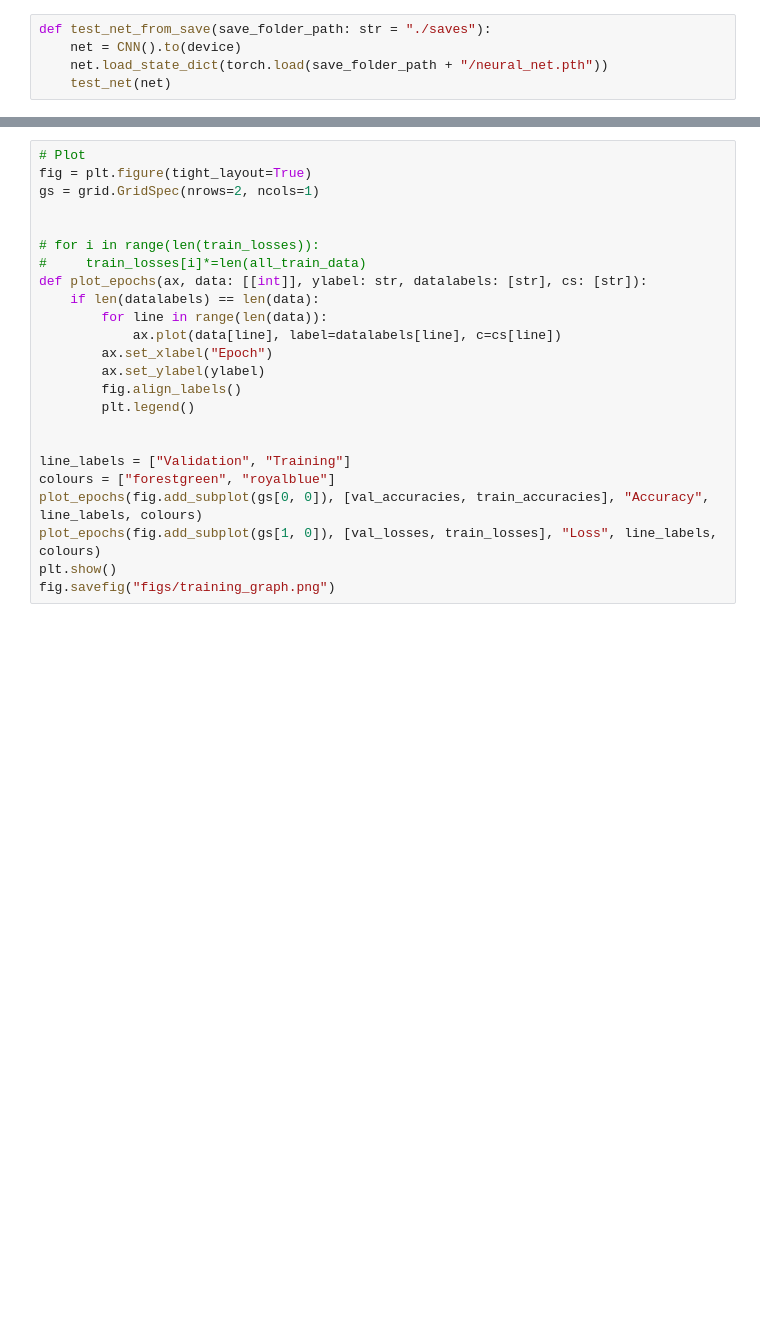
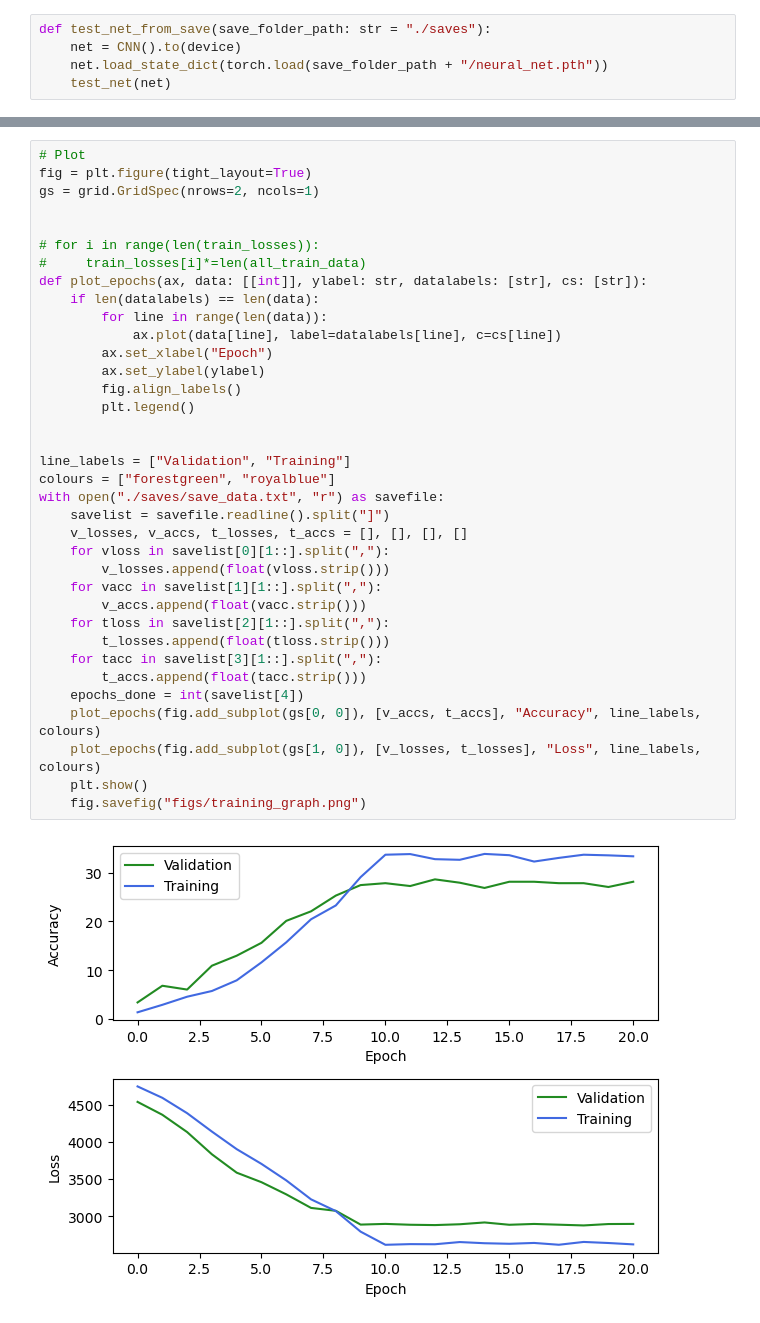
Before and after one commit to INT2-group18/Network, a Jupyter notebook: INT2-NeuralNetwork.ipynb, the cells around one changed output, grey strips where cells are left out. Cells and saved outputs as stored; diff of their text form; blank space fills up the shorter version.

Commit message:
Updated plot func to use saved file data

```diff
--- a/INT2-NeuralNetwork.ipynb
+++ b/INT2-NeuralNetwork.ipynb
@@ -348,24 +375,38 @@ test_net(net=cnn)
 # %%
 # Plot
 fig = plt.figure(tight_layout=True)
 gs = grid.GridSpec(nrows=2, ncols=1)
 
 
 # for i in range(len(train_losses)):
 #     train_losses[i]*=len(all_train_data)
 def plot_epochs(ax, data: [[int]], ylabel: str, datalabels: [str], cs: [str]):
     if len(datalabels) == len(data):
         for line in range(len(data)):
             ax.plot(data[line], label=datalabels[line], c=cs[line])
         ax.set_xlabel("Epoch")
         ax.set_ylabel(ylabel)
         fig.align_labels()
         plt.legend()
 
 
 line_labels = ["Validation", "Training"]
 colours = ["forestgreen", "royalblue"]
-plot_epochs(fig.add_subplot(gs[0, 0]), [val_accuracies, train_accuracies], "Accuracy", line_labels, colours)
-plot_epochs(fig.add_subplot(gs[1, 0]), [val_losses, train_losses], "Loss", line_labels, colours)
-plt.show()
-fig.savefig("figs/training_graph.png")
+with open("./saves/save_data.txt", "r") as savefile:
+    savelist = savefile.readline().split("]")
+    v_losses, v_accs, t_losses, t_accs = [], [], [], []
+    for vloss in savelist[0][1::].split(","):
+        v_losses.append(float(vloss.strip()))
+    for vacc in savelist[1][1::].split(","):
+        v_accs.append(float(vacc.strip()))
+    for tloss in savelist[2][1::].split(","):
+        t_losses.append(float(tloss.strip()))
+    for tacc in savelist[3][1::].split(","):
+        t_accs.append(float(tacc.strip()))
+    epochs_done = int(savelist[4])
+    plot_epochs(fig.add_subplot(gs[0, 0]), [v_accs, t_accs], "Accuracy", line_labels, colours)
+    plot_epochs(fig.add_subplot(gs[1, 0]), [v_losses, t_losses], "Loss", line_labels, colours)
+    plt.show()
+    fig.savefig("figs/training_graph.png")
+# %% [output]
+[figure, added]
```
Also changed, not shown: parts of 8 cells of this notebook.
